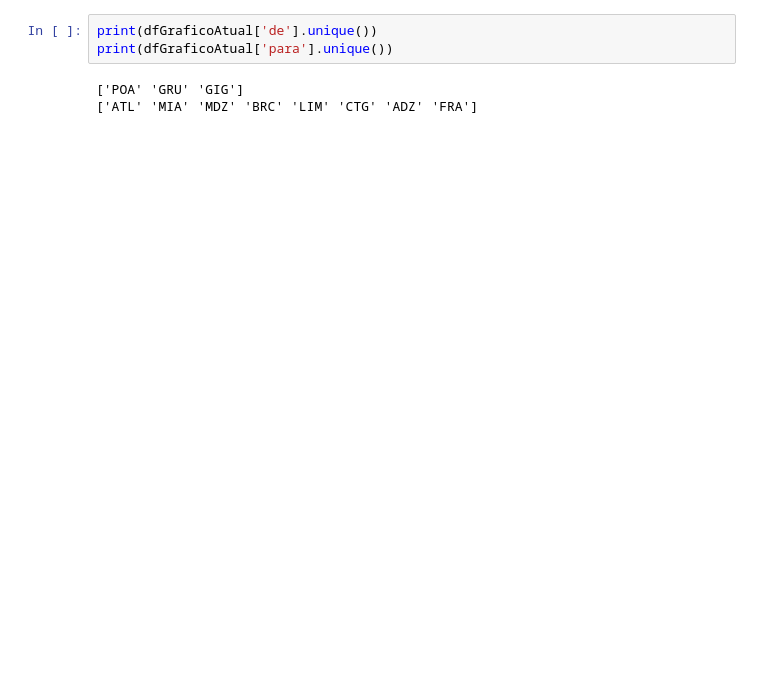
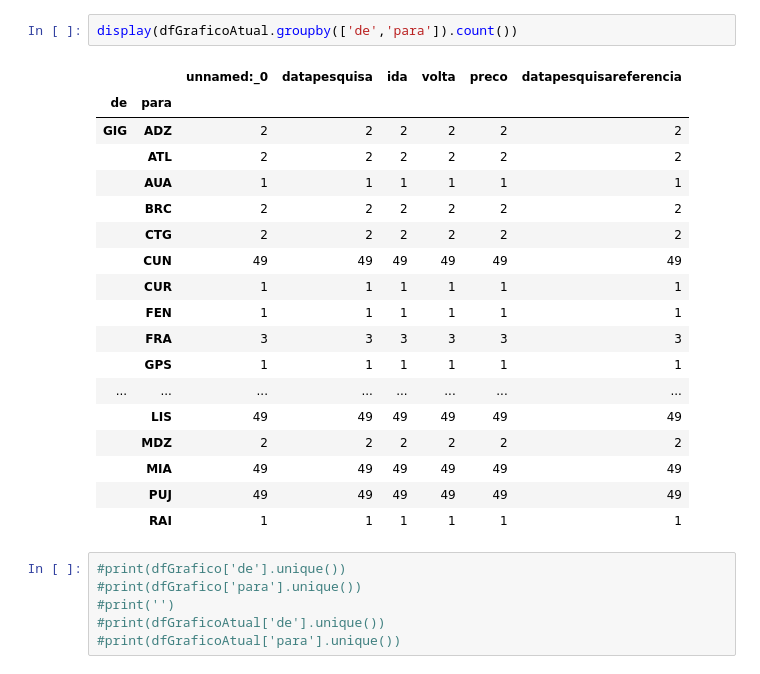
Before and after one commit to joaocamargo/estudos-python, a Jupyter notebook: PassagensDecolar/Untitled1.ipynb, the cells around one changed output. Drawn from its saved outputs; the diff is of its cells as text; blank space fills up the shorter version.

```diff
--- a/PassagensDecolar/Untitled1.ipynb
+++ b/PassagensDecolar/Untitled1.ipynb
@@ -72,7 +112,28 @@ del dfGraficoPontoVoltaAtual['DataPesquisaReferencia']
+# %%
+display(dfGraficoAtual.groupby(['de','para']).count())
+# %% [output]
+|  |  | unnamed:_0 | datapesquisa | ida | volta | preco | datapesquisareferencia |
+| de | para |  |  |  |  |  |  |
+| GIG | ADZ | 2 | 2 | 2 | 2 | 2 | 2 |
+|  | ATL | 2 | 2 | 2 | 2 | 2 | 2 |
+|  | AUA | 1 | 1 | 1 | 1 | 1 | 1 |
+|  | BRC | 2 | 2 | 2 | 2 | 2 | 2 |
+|  | CTG | 2 | 2 | 2 | 2 | 2 | 2 |
+|  | CUN | 49 | 49 | 49 | 49 | 49 | 49 |
+|  | CUR | 1 | 1 | 1 | 1 | 1 | 1 |
+|  | FEN | 1 | 1 | 1 | 1 | 1 | 1 |
+|  | FRA | 3 | 3 | 3 | 3 | 3 | 3 |
+|  | GPS | 1 | 1 | 1 | 1 | 1 | 1 |
+| ... | ... | ... | ... | ... | ... | ... | ... |
+|  | LIS | 49 | 49 | 49 | 49 | 49 | 49 |
+|  | MDZ | 2 | 2 | 2 | 2 | 2 | 2 |
+|  | MIA | 49 | 49 | 49 | 49 | 49 | 49 |
+|  | PUJ | 49 | 49 | 49 | 49 | 49 | 49 |
+|  | RAI | 1 | 1 | 1 | 1 | 1 | 1 |
 # %%
-print(dfGraficoAtual['de'].unique())
-print(dfGraficoAtual['para'].unique())
+#print(dfGrafico['de'].unique())
+#print(dfGrafico['para'].unique())
+#print('')
+#print(dfGraficoAtual['de'].unique())
+#print(dfGraficoAtual['para'].unique())
-# %% [output]
-['POA' 'GRU' 'GIG']
-['ATL' 'MIA' 'MDZ' 'BRC' 'LIM' 'CTG' 'ADZ' 'FRA']
 # %%
```
Also changed, not shown: parts of 6 cells of this notebook, 13 other files.
